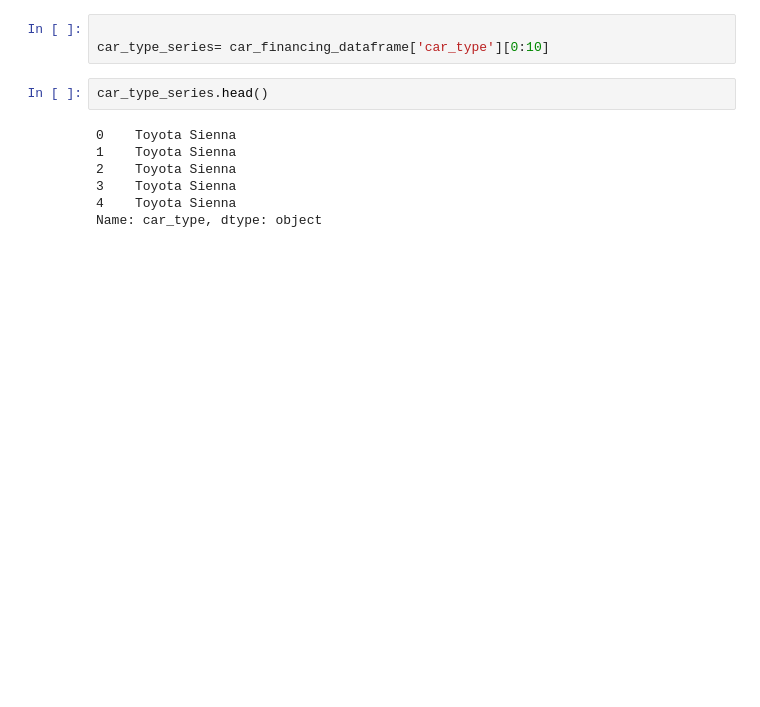
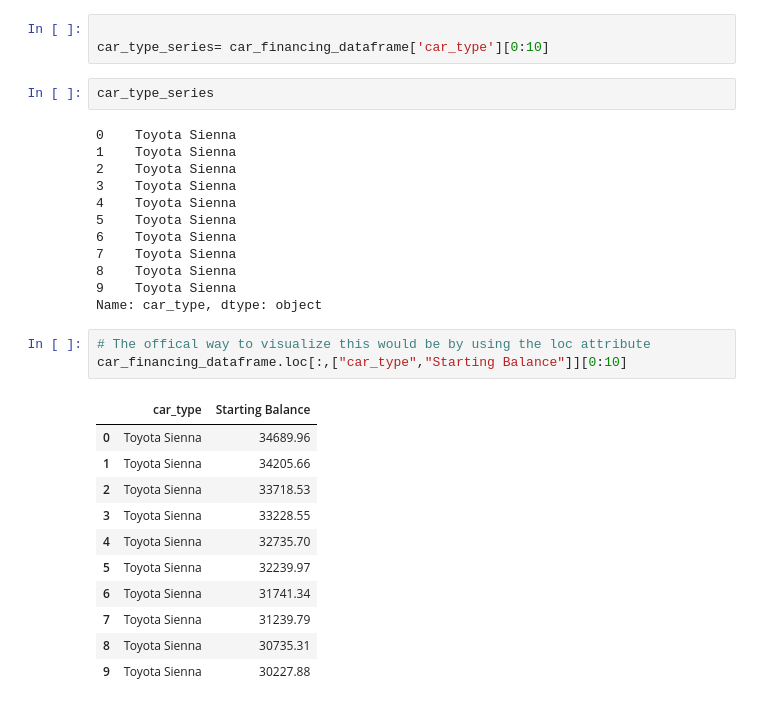
Before and after one commit to Lidiya-MK/python-data-visualizations, a Jupyter notebook: notebook/data_visualizations.ipynb, the cells around one changed output. Saved outputs shown, nothing was run; the diff lists cells and outputs as text; blank space fills up the shorter version.

```diff
--- a/notebook/data_visualizations.ipynb
+++ b/notebook/data_visualizations.ipynb
@@ -127,11 +127,31 @@ ct_sb.head()
 
 car_type_series= car_financing_dataframe['car_type'][0:10]
 # %%
-car_type_series.head()
+car_type_series
 # %% [output]
 0    Toyota Sienna
 1    Toyota Sienna
 2    Toyota Sienna
 3    Toyota Sienna
 4    Toyota Sienna
+5    Toyota Sienna
+6    Toyota Sienna
+7    Toyota Sienna
+8    Toyota Sienna
+9    Toyota Sienna
 Name: car_type, dtype: object
+# %%
+# The offical way to visualize this would be by using the loc attribute
+car_financing_dataframe.loc[:,["car_type","Starting Balance"]][0:10]
+# %% [output]
+|  | car_type | Starting Balance |
+| 0 | Toyota Sienna | 34689.96 |
+| 1 | Toyota Sienna | 34205.66 |
+| 2 | Toyota Sienna | 33718.53 |
+| 3 | Toyota Sienna | 33228.55 |
+| 4 | Toyota Sienna | 32735.70 |
+| 5 | Toyota Sienna | 32239.97 |
+| 6 | Toyota Sienna | 31741.34 |
+| 7 | Toyota Sienna | 31239.79 |
+| 8 | Toyota Sienna | 30735.31 |
+| 9 | Toyota Sienna | 30227.88 |
```
Also changed, not shown: parts of 7 cells of this notebook.
